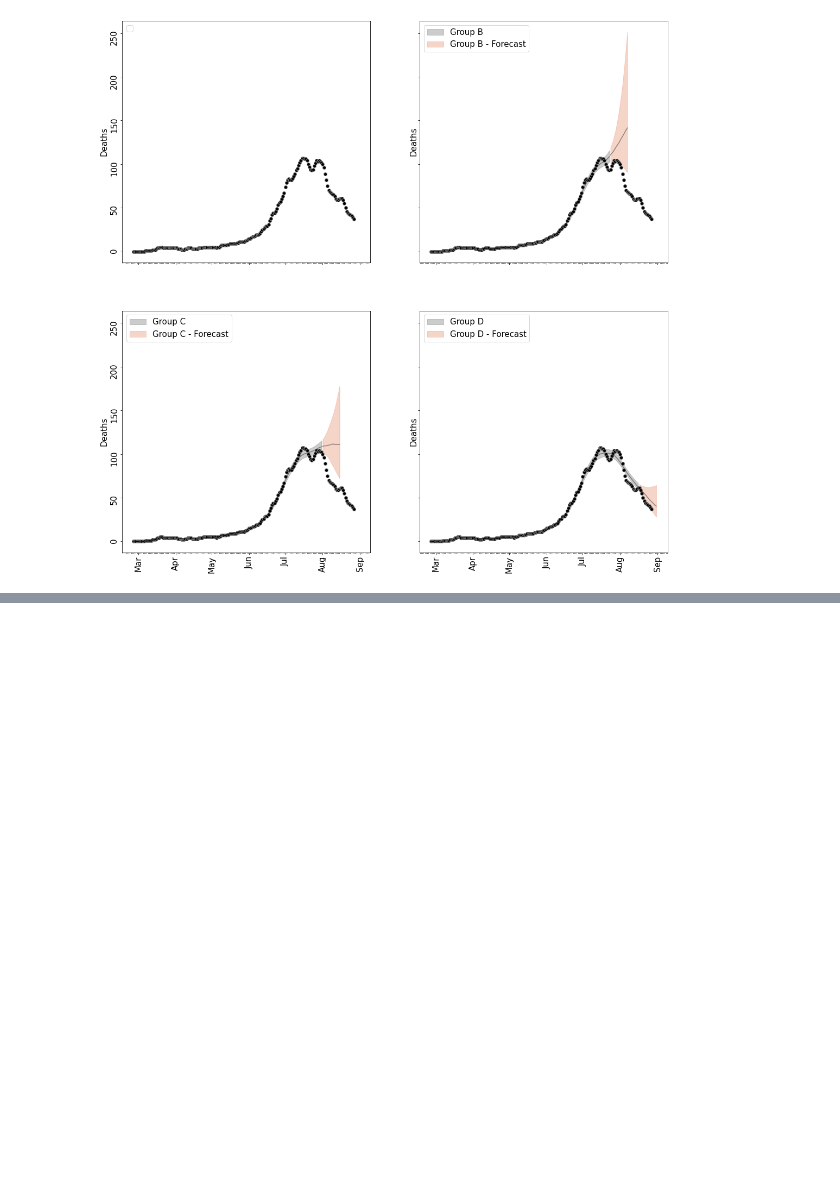
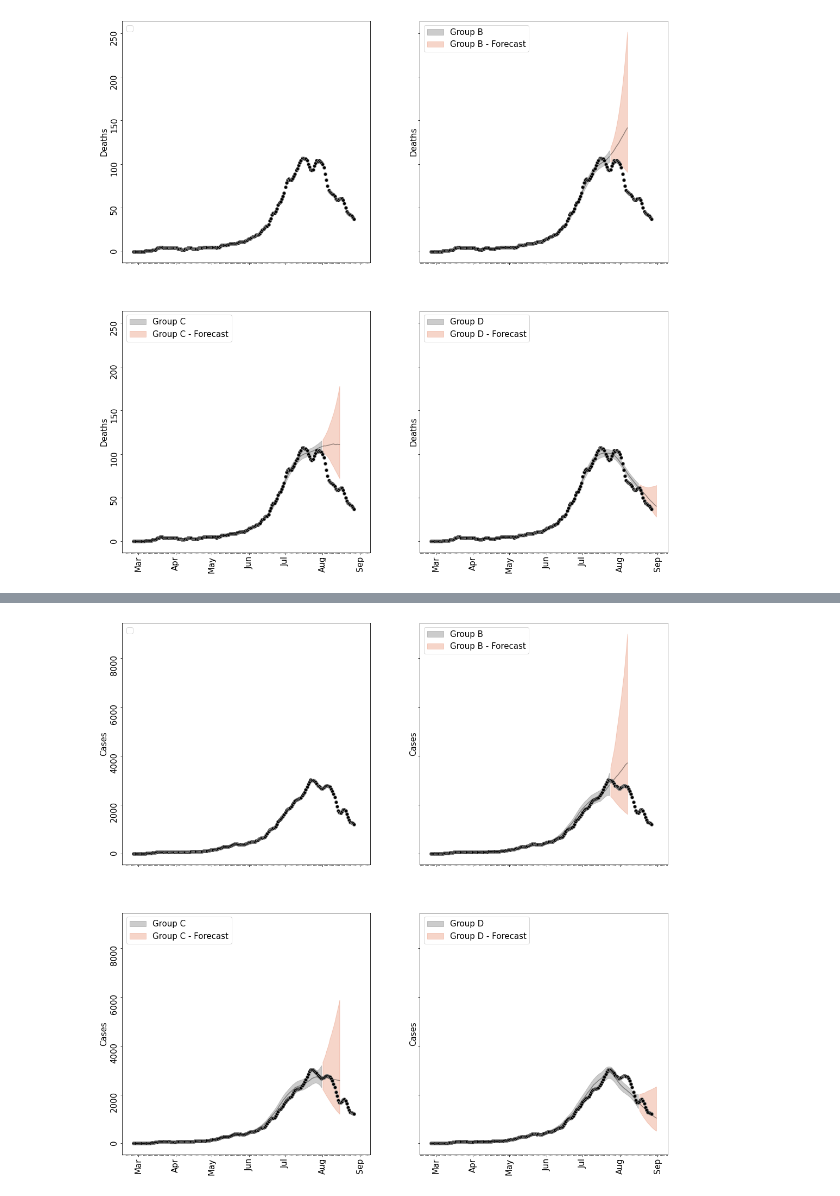
Before and after one commit to ChaosDonkey06/bogota_covid19_lockdowns, a Jupyter notebook: conterfactuals/conterfactuals_plots.ipynb, the cells around one changed output, grey strips where cells are left out. Saved outputs shown, nothing was run; the diff lists cells and outputs as text; code cells hidden in the pictures; blank space fills up the shorter version.

```diff
--- a/conterfactuals/conterfactuals_plots.ipynb
+++ b/conterfactuals/conterfactuals_plots.ipynb
@@ -197,3 +197,64 @@ for idx, ax in enumerate(axes.flatten()):
 # %% [output]
 WARNING:matplotlib.legend:No handles with labels found to put in legend.
 [figure]
+# %%
+
+from matplotlib.dates import date2num, num2date
+from matplotlib.colors import ListedColormap
+from matplotlib import dates as mdates
+from matplotlib.patches import Patch
+from matplotlib import pyplot as plt
+from matplotlib import ticker
+
+fig, axes = plt.subplots(2, 2, figsize=(18, 18), sharex=True, sharey=True)
+
+
+cases_df_B_fit = cases_df_B[cases_df_B["type"]=="estimate"]
+axes[0,1].fill_between(cases_df_B_fit["date"], cases_df_B_fit["low_50"], cases_df_B_fit["high_50"], color='gray', alpha=0.4, label='Group B')
+axes[0,1].plot(cases_df_B_fit["date"], cases_df_B_fit["median"], color='black', alpha=0.4)
+
+cases_df_B_forecast = cases_df_B[cases_df_B["type"]=="forecast"]
+cases_df_B_forecast = cases_df_B_forecast.iloc[:15]
+axes[0,1].plot(cases_df_B_forecast["date"], cases_df_B_forecast["median"], color='black', alpha=0.4)
+axes[0,1].fill_between(cases_df_B_forecast["date"], cases_df_B_forecast["low_50"], cases_df_B_forecast["high_50"], color='darksalmon', alpha=0.4, label='Group B - Forecast')
+
+cases_df_C_fit = cases_df_C[cases_df_C["type"]=="estimate"]
+axes[1,0].fill_between(cases_df_C_fit["date"], cases_df_C_fit["low_50"], cases_df_C_fit["high_50"], color='gray', alpha=0.4, label='Group C')
+axes[1,0].plot(cases_df_C_fit["date"], cases_df_C_fit["median"], color='black', alpha=0.4)
+
+cases_df_C_forecast = cases_df_C[cases_df_C["type"]=="forecast"]
+cases_df_C_forecast = cases_df_C_forecast.iloc[:15]
+axes[1,0].plot(cases_df_C_forecast["date"], cases_df_C_forecast["median"], color='black', alpha=0.4)
+axes[1,0].fill_between(cases_df_C_forecast["date"], cases_df_C_forecast["low_50"], cases_df_C_forecast["high_50"], color='darksalmon', alpha=0.4, label='Group C - Forecast')
+
+
+cases_df_D_fit = cases_df_D[cases_df_D["type"]=="estimate"]
+axes[1,1].fill_between(cases_df_D_fit["date"], cases_df_D_fit["low_50"], cases_df_D_fit["high_50"], color='gray', alpha=0.4, label='Group D')
+axes[1,1].plot(cases_df_D_fit["date"], cases_df_D_fit["median"], color='black', alpha=0.4)
+
+cases_df_D_forecast = cases_df_D[cases_df_D["type"]=="forecast"]
+cases_df_D_forecast = cases_df_D_forecast.iloc[:15]
+axes[1,1].plot(cases_df_D_forecast["date"], cases_df_D_forecast["median"], color='black', alpha=0.4)
+axes[1,1].fill_between(cases_df_D_forecast["date"], cases_df_D_forecast["low_50"], cases_df_D_forecast["high_50"], color='darksalmon', alpha=0.4, label='Group D - Forecast')
+
+
+for idx, ax in enumerate(axes.flatten()):
+    loc = lockdowns[-1]
+    data = bog_agg_df.loc[:loc["end_date"]][["smoothed_confirm", "smoothed_deaths"]].rename(columns={"smoothed_confirm": "confirmed", "smoothed_deaths": "death"})
+    ax.scatter(data.index.values, data["confirmed"], facecolor='k', edgecolor="gray")
+
+    ax.xaxis.set_major_locator(mdates.MonthLocator())
+    ax.xaxis.set_major_formatter(mdates.DateFormatter('%b'))
+    ax.xaxis.set_minor_locator(mdates.DayLocator())
+    ax.xaxis.set_major_locator(mdates.WeekdayLocator())
+    ax.xaxis.set_major_locator(mdates.MonthLocator())
+    # ax.spines['top'].set_visible(False)
+    # ax.spines['right'].set_visible(False)
+    # ax.spines['left'].set_visible(False)
+    # ax.spines['bottom'].set_visible(False)
+    # ax.grid(which='major', axis='y', c='k', alpha=.1, zorder=-2)
+    ax.tick_params(which='both', axis='both', labelrotation=90, labelsize=15)
+    ax.yaxis.set_major_formatter(ticker.StrMethodFormatter("{x:.0f}"))
+    ax.set_ylabel('Cases', size=15)
+    ax.legend(loc='upper left', fontsize=15)
+# %% [output]
@@ -200,3 +262,4 @@ WARNING:matplotlib.legend:No handles with labels found to put in legend.
+[figure, added]
 # %%
 from matplotlib.dates import date2num, num2date
 from matplotlib.colors import ListedColormap
```
Also changed, not shown: parts of 2 cells of this notebook, 1 other file.
